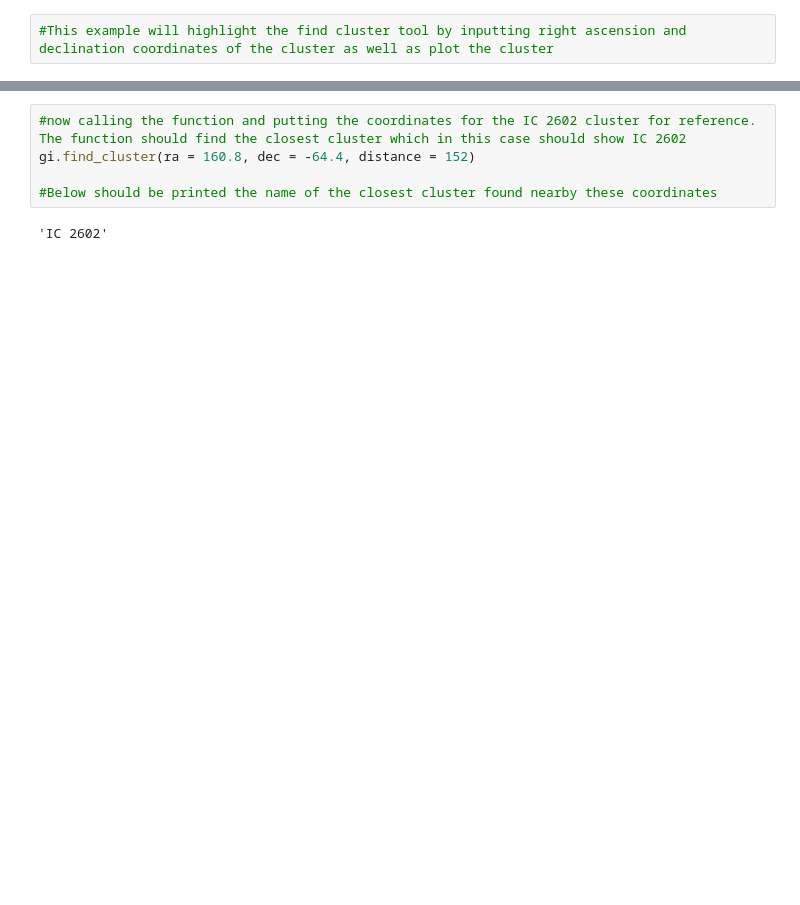
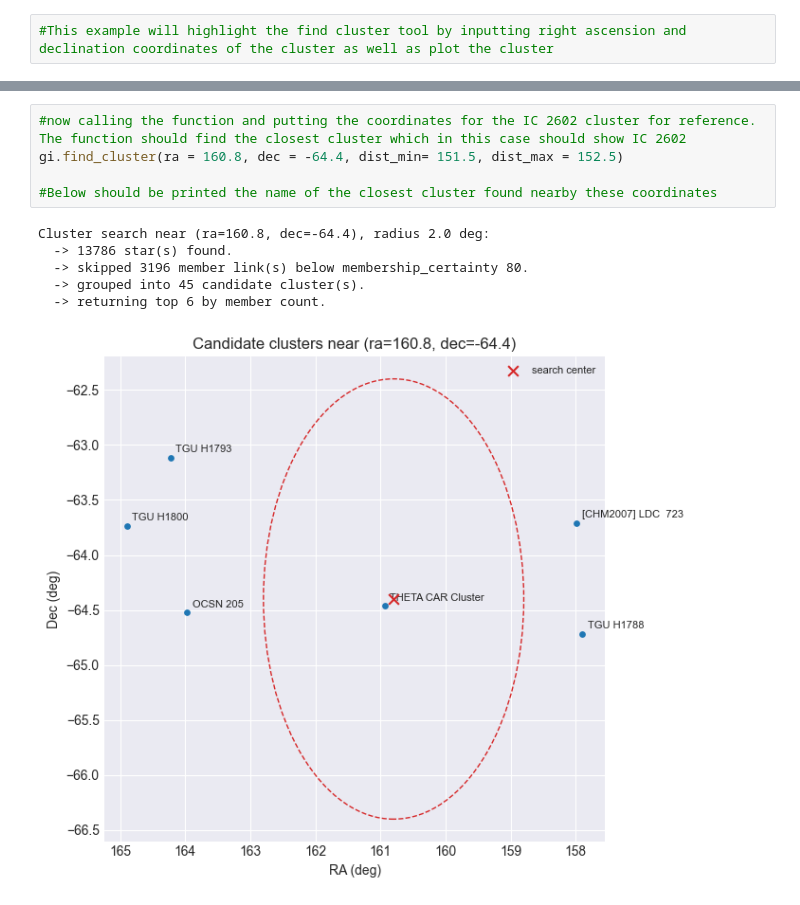
Before and after one commit to Mq1t/gaia_analysis_tools, a Jupyter notebook: notebooks/Example4_Cluster.ipynb, the cells around one changed output, grey strips where cells are left out. Cells and saved outputs as stored; diff of their text form; blank space fills up the shorter version.

```diff
--- a/notebooks/Example4_Cluster.ipynb
+++ b/notebooks/Example4_Cluster.ipynb
@@ -19,7 +12,12 @@ Logged in to Gaia archive.
 # %%
 #now calling the function and putting the coordinates for the IC 2602 cluster for reference. The function should find the closest cluster which in this case should show IC 2602
-gi.find_cluster(ra = 160.8, dec = -64.4, distance = 152)
+gi.find_cluster(ra = 160.8, dec = -64.4, dist_min= 151.5, dist_max = 152.5)
 
 #Below should be printed the name of the closest cluster found nearby these coordinates
 # %% [output]
-'IC 2602'
+Cluster search near (ra=160.8, dec=-64.4), radius 2.0 deg:
+  -> 13786 star(s) found.
+  -> skipped 3196 member link(s) below membership_certainty 80.
+  -> grouped into 45 candidate cluster(s).
+  -> returning top 6 by member count.
+[figure, added]
```
Also changed, not shown: parts of 5 cells of this notebook.
